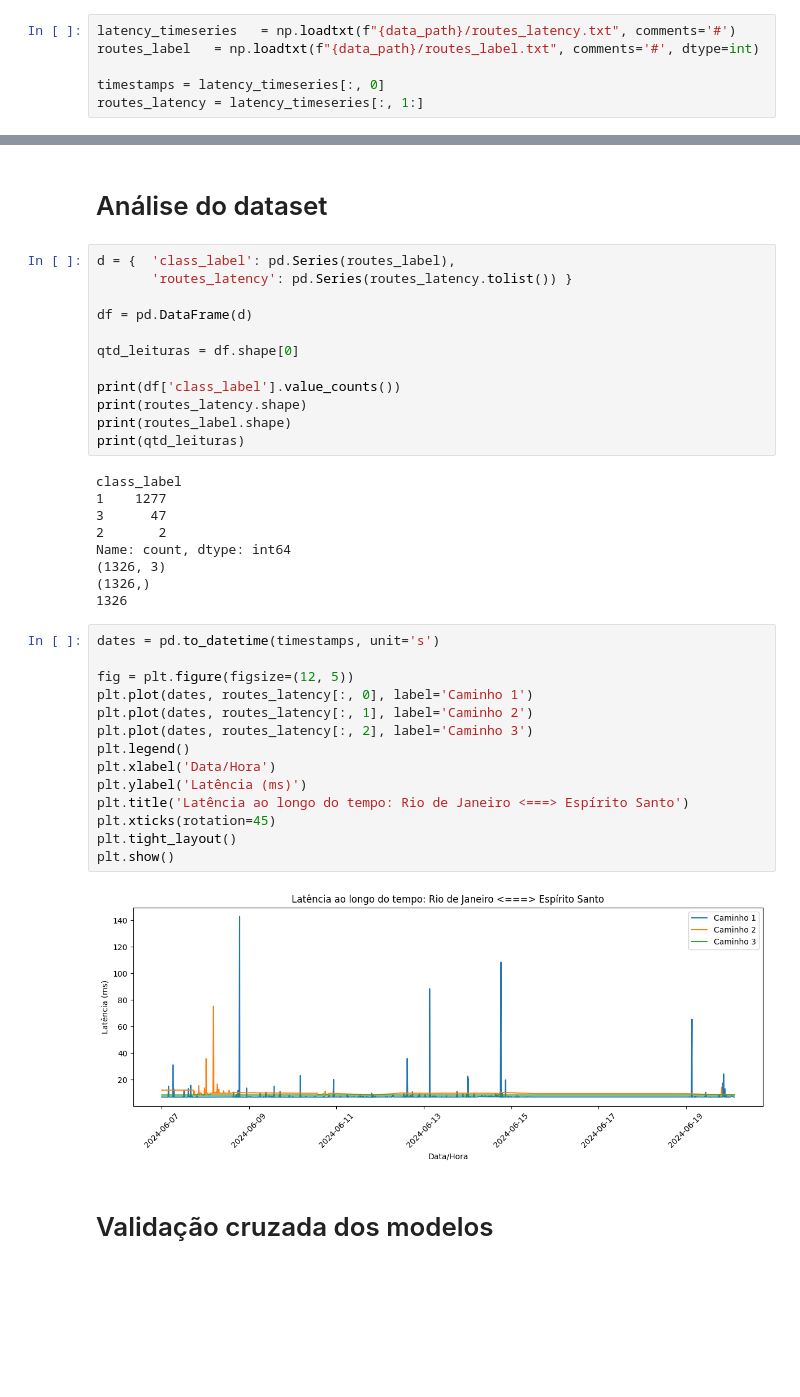
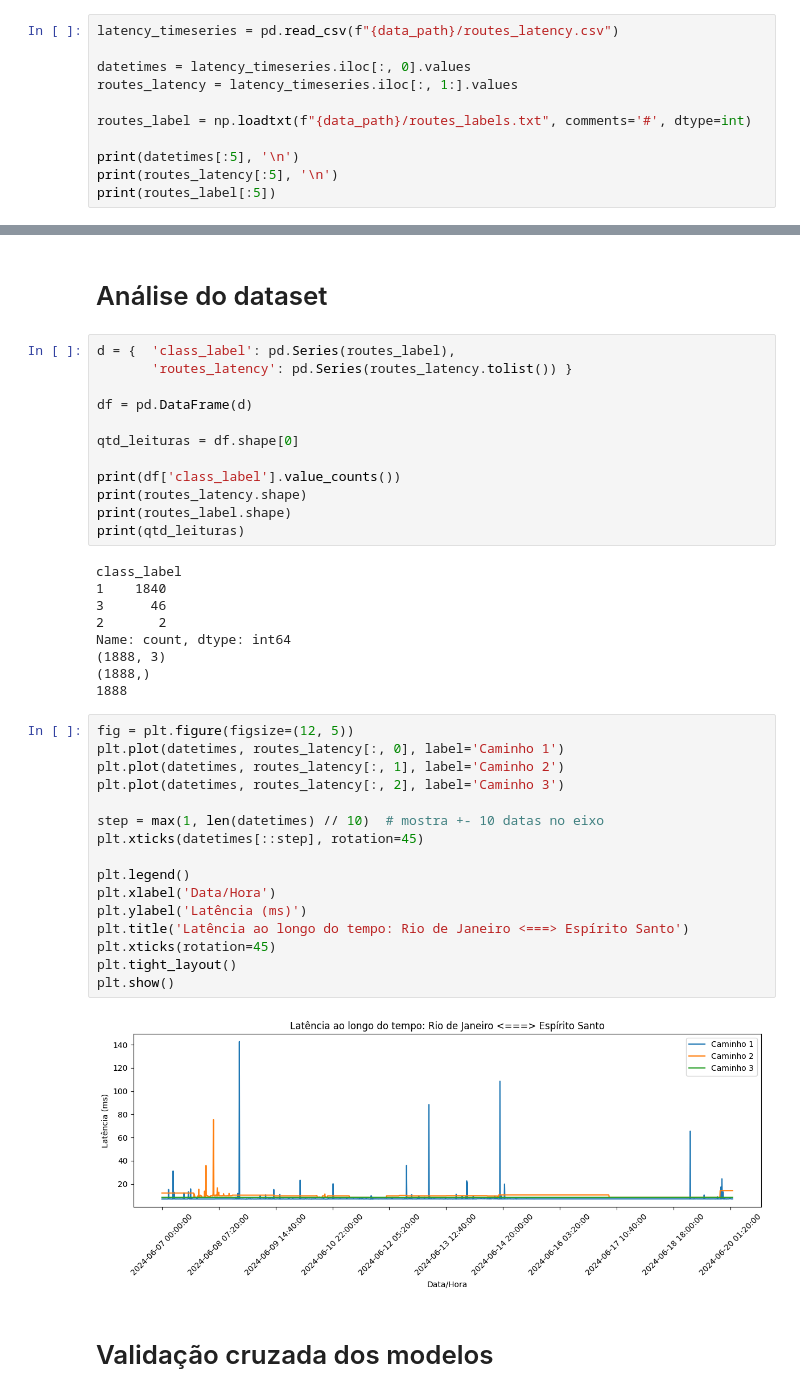
Before and after one commit to auerbeatriz/desafio-rnp, a Jupyter notebook: Replica_Hecate_com_dados_RNP.ipynb, the cells around one changed output, grey strips where cells are left out. Drawn from its saved outputs; the diff is of its cells as text; blank space fills up the shorter version.

```diff
--- a/Replica_Hecate_com_dados_RNP.ipynb
+++ b/Replica_Hecate_com_dados_RNP.ipynb
@@ -67,8 +67,13 @@ Drive already mounted at /content/drive; to attempt to forcibly remount, call dr
 # %% [markdown]
 ## Import de Dados
 # %%
-latency_timeseries   = np.loadtxt(f"{data_path}/routes_latency.txt", comments='#')
-routes_label   = np.loadtxt(f"{data_path}/routes_label.txt", comments='#', dtype=int)
+latency_timeseries = pd.read_csv(f"{data_path}/routes_latency.csv")
 
-timestamps = latency_timeseries[:, 0]
-routes_latency = latency_timeseries[:, 1:]
+datetimes = latency_timeseries.iloc[:, 0].values
+routes_latency = latency_timeseries.iloc[:, 1:].values
+
+routes_label = np.loadtxt(f"{data_path}/routes_labels.txt", comments='#', dtype=int)
+
+print(datetimes[:5], '\n')
+print(routes_latency[:5], '\n')
+print(routes_label[:5])
@@ -404,29 +422,31 @@ print(routes_label.shape)
 print(qtd_leituras)
 # %% [output]
 class_label
-1    1277
-3      47
+1    1840
+3      46
 2       2
 Name: count, dtype: int64
-(1326, 3)
-(1326,)
-1326
+(1888, 3)
+(1888,)
+1888
 # %%
-dates = pd.to_datetime(timestamps, unit='s')
+fig = plt.figure(figsize=(12, 5))
+plt.plot(datetimes, routes_latency[:, 0], label='Caminho 1')
+plt.plot(datetimes, routes_latency[:, 1], label='Caminho 2')
+plt.plot(datetimes, routes_latency[:, 2], label='Caminho 3')
 
-fig = plt.figure(figsize=(12, 5))
-plt.plot(dates, routes_latency[:, 0], label='Caminho 1')
-plt.plot(dates, routes_latency[:, 1], label='Caminho 2')
-plt.plot(dates, routes_latency[:, 2], label='Caminho 3')
+step = max(1, len(datetimes) // 10)  # mostra +- 10 datas no eixo
+plt.xticks(datetimes[::step], rotation=45)
+
 plt.legend()
 plt.xlabel('Data/Hora')
 plt.ylabel('Latência (ms)')
 plt.title('Latência ao longo do tempo: Rio de Janeiro <===> Espírito Santo')
 plt.xticks(rotation=45)
 plt.tight_layout()
 plt.show()
 # %% [output]
-[figure, old version]
+[figure, new version]
 # %% [markdown]
 # Validação cruzada dos modelos
 # %%
```
Also changed, not shown: parts of 8 cells of this notebook, 11 other files.
